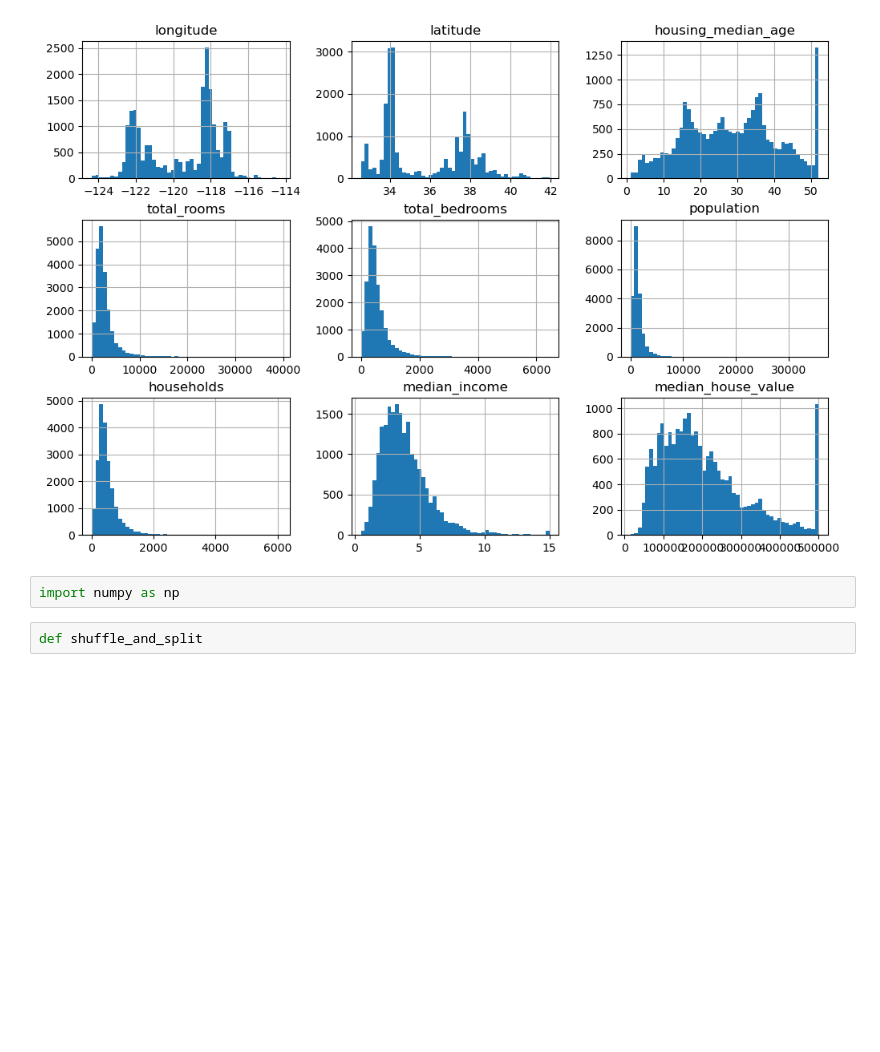
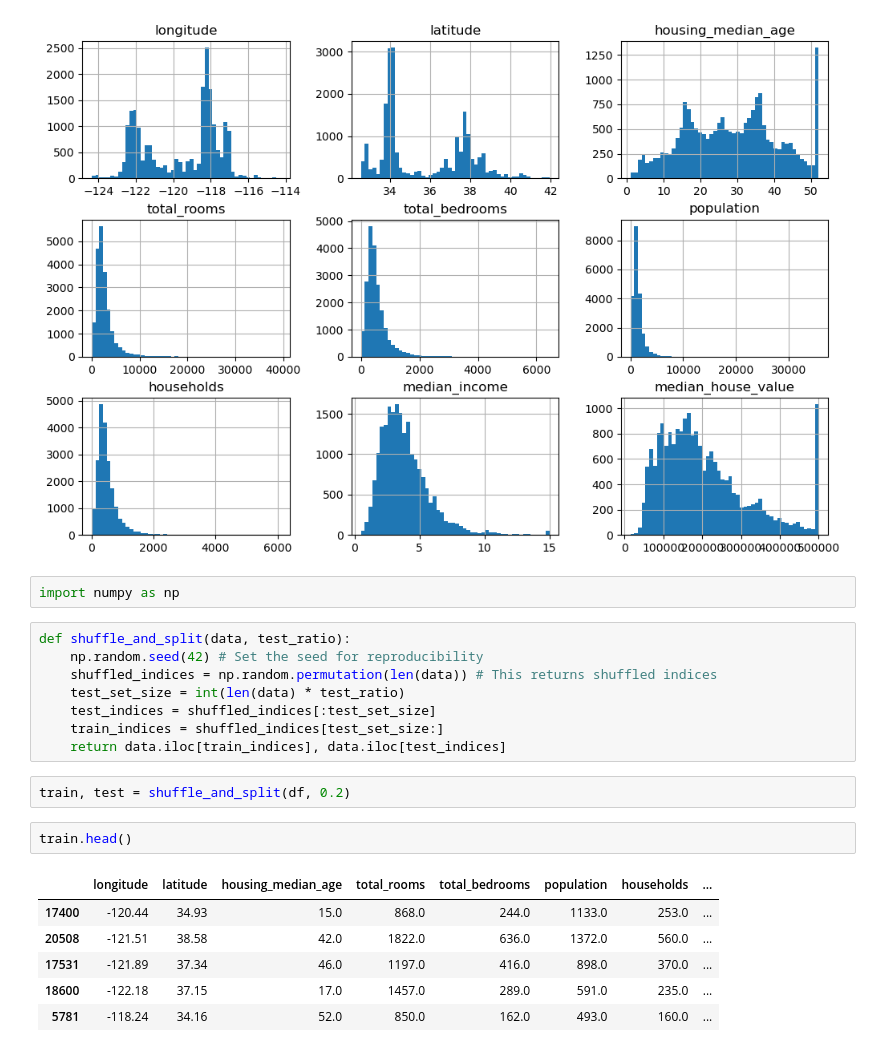
Before and after one commit to forgewithharsh/data-science-lab, a Jupyter notebook: scikit-learn/creating_a_test_set.ipynb, the cells around one changed output. Drawn from its saved outputs; the diff is of its cells as text; blank space fills up the shorter version.

Commit message:
Creating a test set

```diff
--- a/scikit-learn/creating_a_test_set.ipynb
+++ b/scikit-learn/creating_a_test_set.ipynb
@@ -96,4 +96,21 @@ array([[<Axes: title={'center': 'longitude'}>,
 # %%
 import numpy as np
 # %%
-def shuffle_and_split
+def shuffle_and_split(data, test_ratio):
+    np.random.seed(42) # Set the seed for reproducibility
+    shuffled_indices = np.random.permutation(len(data)) # This returns shuffled indices
+    test_set_size = int(len(data) * test_ratio)
+    test_indices = shuffled_indices[:test_set_size]
+    train_indices = shuffled_indices[test_set_size:]
+    return data.iloc[train_indices], data.iloc[test_indices]
+# %%
+train, test = shuffle_and_split(df, 0.2)
+# %%
+train.head()
+# %% [output]
+|  | longitude | latitude | housing_median_age | total_rooms | total_bedrooms | population | households | ... |
+| 17400 | -120.44 | 34.93 | 15.0 | 868.0 | 244.0 | 1133.0 | 253.0 | ... |
+| 20508 | -121.51 | 38.58 | 42.0 | 1822.0 | 636.0 | 1372.0 | 560.0 | ... |
+| 17531 | -121.89 | 37.34 | 46.0 | 1197.0 | 416.0 | 898.0 | 370.0 | ... |
+| 18600 | -122.18 | 37.15 | 17.0 | 1457.0 | 289.0 | 591.0 | 235.0 | ... |
+| 5781 | -118.24 | 34.16 | 52.0 | 850.0 | 162.0 | 493.0 | 160.0 | ... |
```
Also changed, not shown: parts of 1 cell of this notebook.
